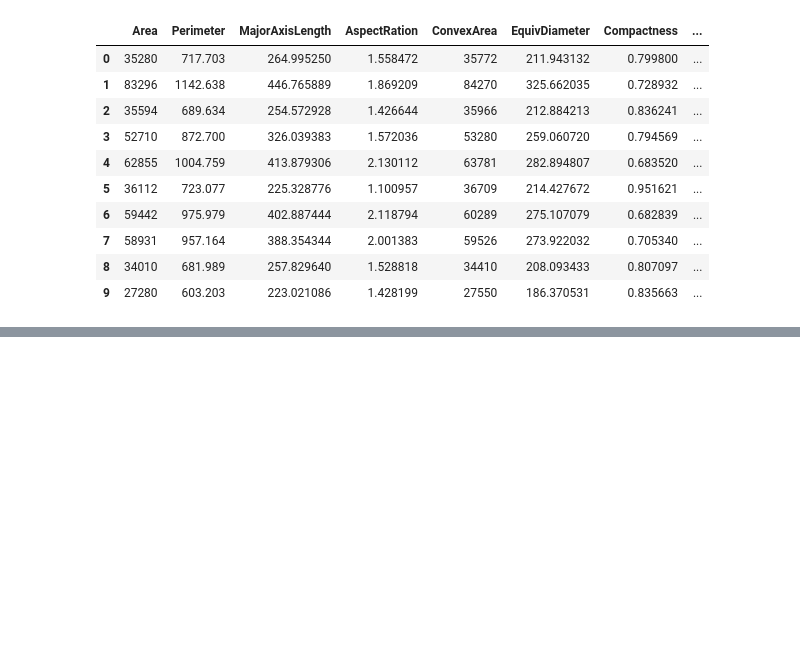
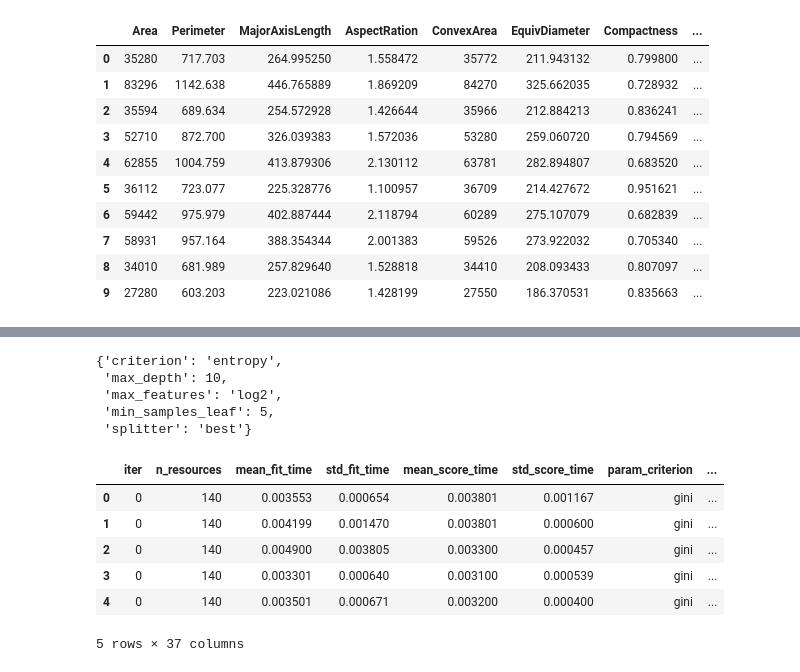
Before and after one commit to Abhiswain97/DryBeanClassification, a Jupyter notebook: Phase-3-Feature-Selection-and-Modelling .ipynb, the cells around one changed output, grey strips where cells are left out. Saved outputs shown, nothing was run; the diff lists cells and outputs as text; code cells hidden in the pictures; blank space fills up the shorter version.

Commit message:
hyperparameter tuning DecisionTree & RandomForest

```diff
--- a/Phase-3-Feature-Selection-and-Modelling .ipynb
+++ b/Phase-3-Feature-Selection-and-Modelling .ipynb
@@ -329,0 +323,8 @@ cross_validate(X, y, DecisionTreeClassifier())
+# %%
+X_train_, X_test_, y_train_, y_test_ = train_test_split(X_, y_, test_size=0.3)
+
+dt = DecisionTreeClassifier()
+dt.fit(X_train_, y_train_)
+
+preds = dt.predict(X_test_)
+print(f"Prediction from the baseline model, F1-score: {metrics.f1_score(preds, y_test_, average='weighted')}")
@@ -329,0 +337,20 @@ cross_validate(X, y, DecisionTreeClassifier())
+# %%
+params_dt = {
+    'max_depth': [2, 3, 5, 10, 20],
+    'min_samples_leaf': [5, 10, 20, 50, 100],
+    'max_features': ['sqrt', 'auto', 'log2'],
+    'criterion': ["gini", "entropy"],
+    'splitter': ['best', 'random']
+}
+# %%
+scorer = metrics.make_scorer(
+    metrics.f1_score, average='weighted'
+)
+
+hf_gs_cv_dt = HalvingGridSearchCV(
+    estimator=DecisionTreeClassifier(), n_jobs=-1,
+    param_grid=params_dt, scoring=scorer, cv=10, verbose=10,
+)
+# %%
+%%time
+hf_gs_cv_dt.fit(X_train_, y_train_)
@@ -329,0 +383,19 @@ cross_validate(X, y, DecisionTreeClassifier())
+# %%
+hf_gs_cv_dt.best_params_
+# %% [output]
+{'criterion': 'entropy',
+ 'max_depth': 10,
+ 'max_features': 'log2',
+ 'min_samples_leaf': 5,
+ 'splitter': 'best'}
+# %%
+hf_gs_cv_dt_df = pd.DataFrame(hf_gs_cv_dt.cv_results_)
+hf_gs_cv_dt_df.head()
+# %% [output]
+|  | iter | n_resources | mean_fit_time | std_fit_time | mean_score_time | std_score_time | param_criterion | ... |
+| 0 | 0 | 140 | 0.003553 | 0.000654 | 0.003801 | 0.001167 | gini | ... |
+| 1 | 0 | 140 | 0.004199 | 0.001470 | 0.003801 | 0.000600 | gini | ... |
+| 2 | 0 | 140 | 0.004900 | 0.003805 | 0.003300 | 0.000457 | gini | ... |
+| 3 | 0 | 140 | 0.003301 | 0.000640 | 0.003100 | 0.000539 | gini | ... |
+| 4 | 0 | 140 | 0.003501 | 0.000671 | 0.003200 | 0.000400 | gini | ... |
+5 rows × 37 columns
```
Also changed, not shown: parts of 27 cells of this notebook, 1 other file.
